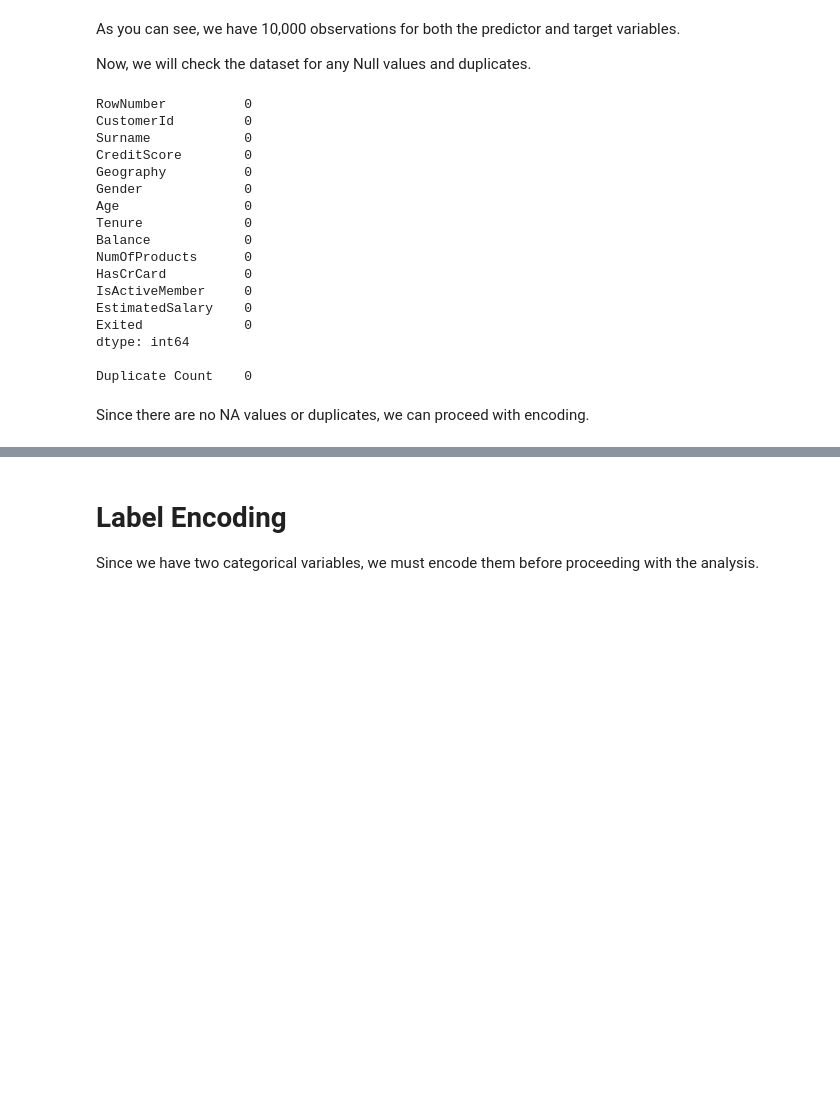
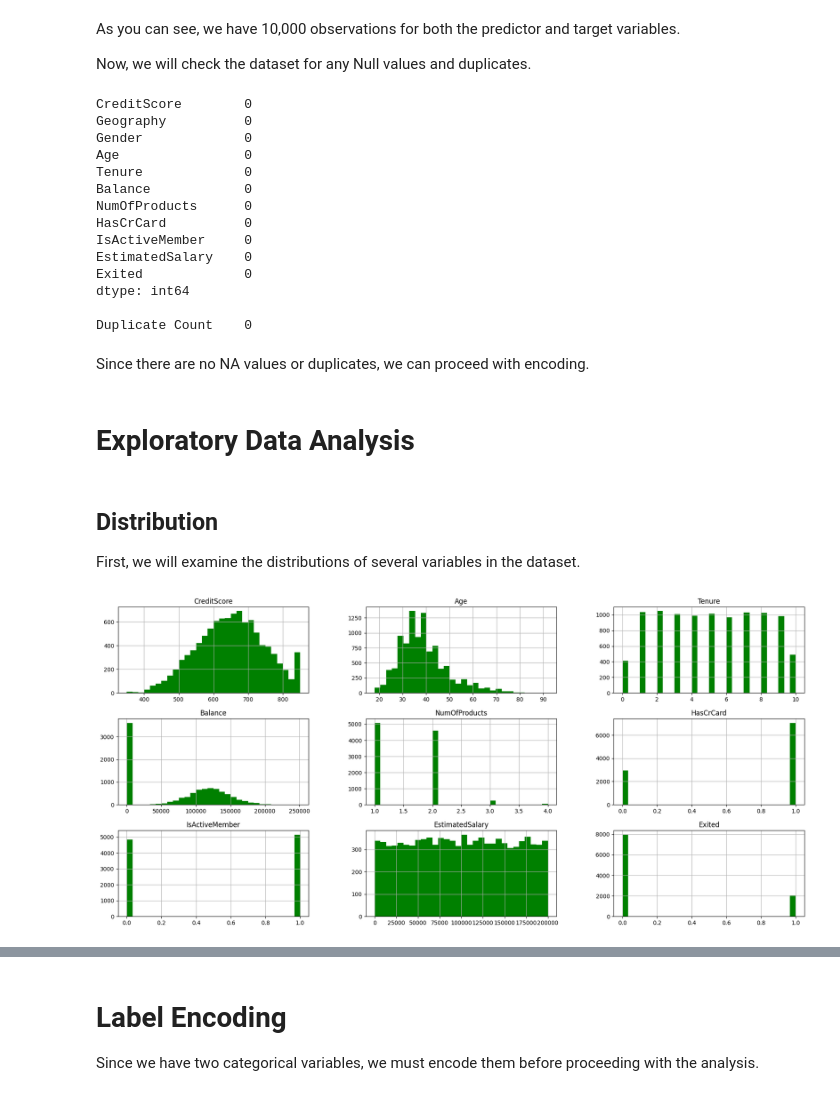
Before and after one commit to Fearless-Badger/Customer-Churn-Analysis, a Jupyter notebook: analysis/churn_analysis.ipynb, the cells around one changed output, grey strips where cells are left out. Drawn from its saved outputs; the diff is of its cells as text; code cells hidden in the pictures; blank space fills up the shorter version.

Commit message:
Distribution analysis

```diff
--- a/analysis/churn_analysis.ipynb
+++ b/analysis/churn_analysis.ipynb
@@ -107,12 +113,12 @@ As you can see, we have 10,000 observations for both the predictor and target va
 
 Now, we will check the dataset for any Null values and duplicates.
 # %%
+df = X.copy()
+df['Exited'] = Y
+
 print(df.isna().sum(), '\n')
 print(f"Duplicate Count   ", df.duplicated().sum())
 # %% [output]
-RowNumber          0
-CustomerId         0
-Surname            0
 CreditScore        0
 Geography          0
 Gender             0
@@ -129,3 +135,13 @@ dtype: int64
 Duplicate Count    0
 # %% [markdown]
 Since there are no NA values or duplicates, we can proceed with encoding.
+# %% [markdown]
+# Exploratory Data Analysis
+# %% [markdown]
+## Distribution
+
+First, we will examine the distributions of several variables in the dataset.
+# %%
+df.hist(bins = 30, figsize=(22, 10), color = 'green');
+# %% [output]
+[figure, added]
```
Also changed, not shown: parts of 11 cells of this notebook, 1 other file.
